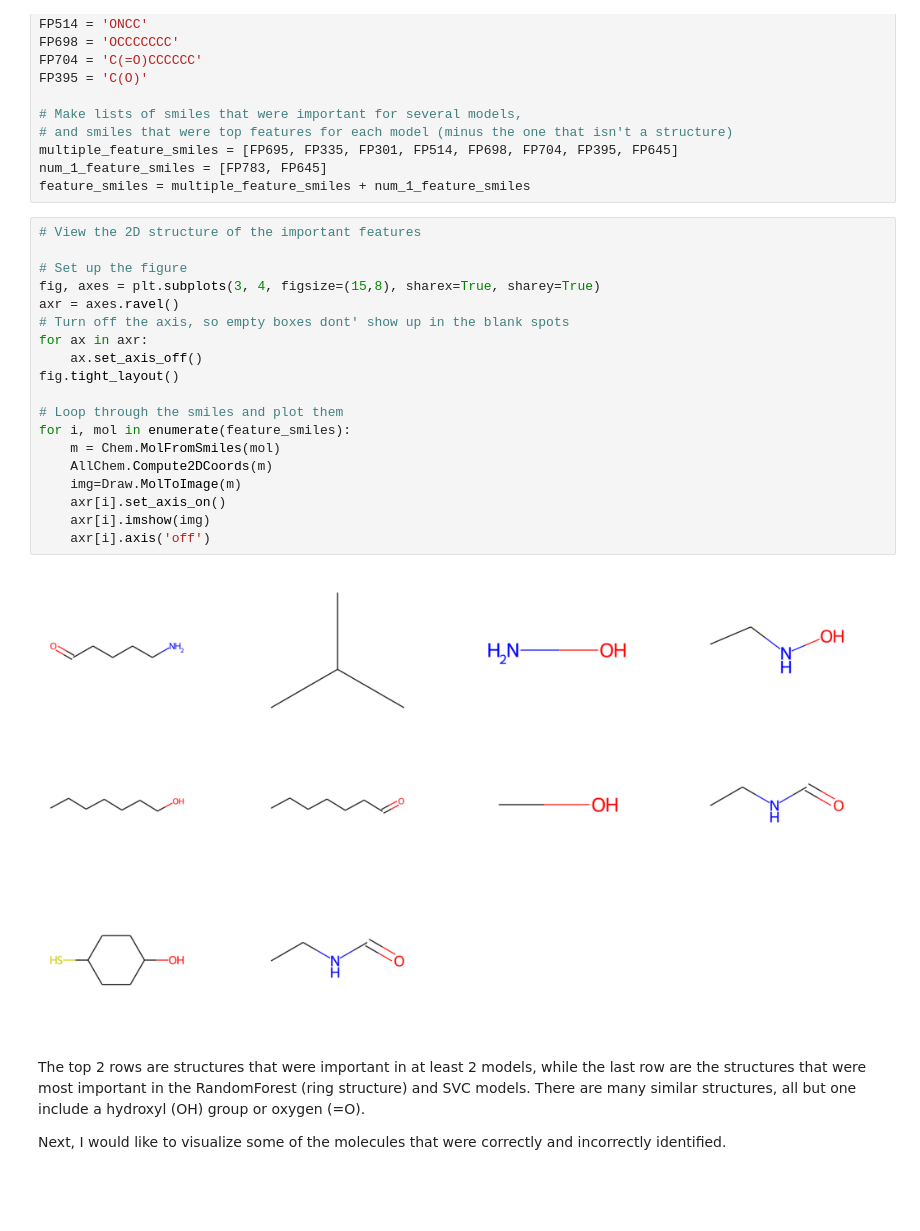
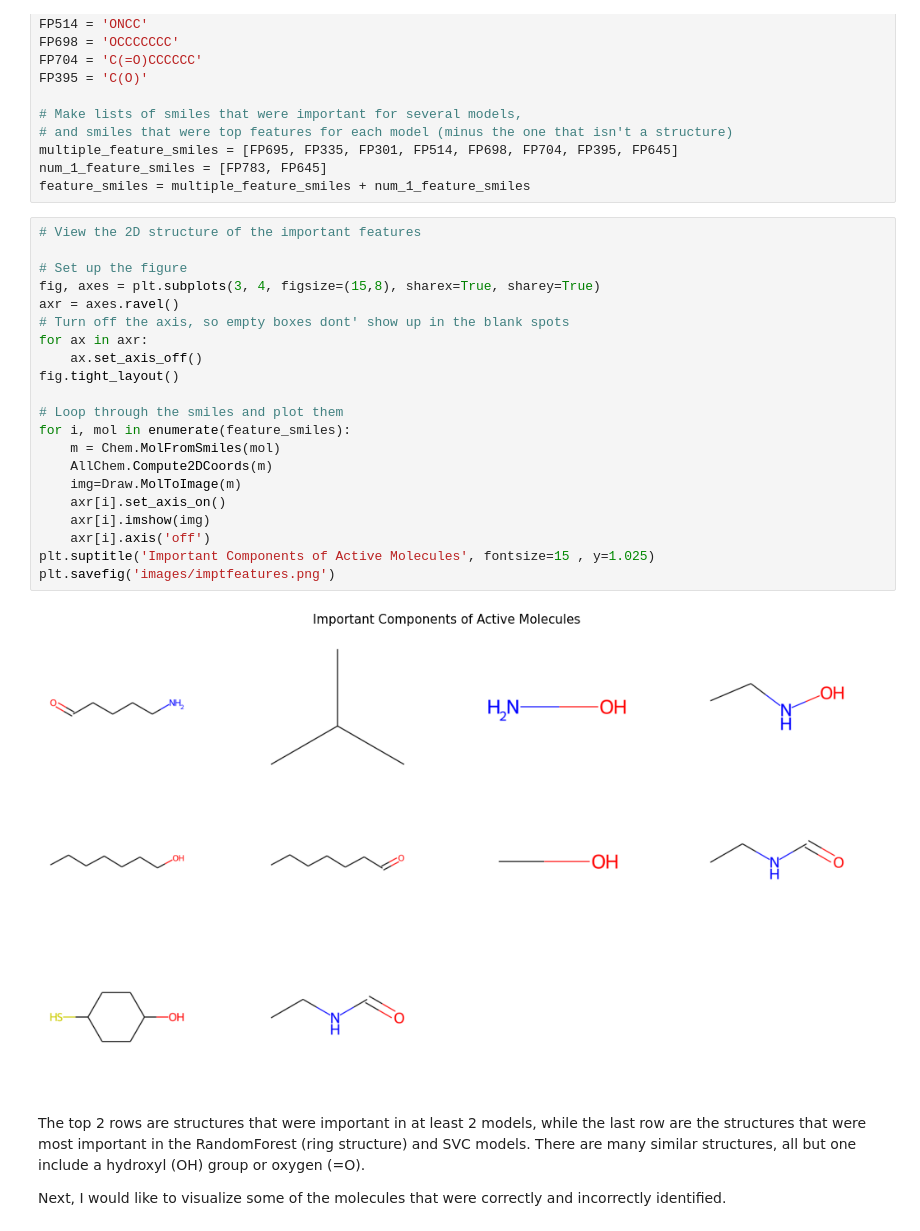
Before and after one commit to clreiner/MMP9DrugDiscovery, a Jupyter notebook: notebook.ipynb, the cells around one changed output. Cells and saved outputs as stored; diff of their text form; blank space fills up the shorter version.

Commit message:
Add title to imptfeatures, edit conclusion

```diff
--- a/Drug_discovery.ipynb
+++ b/notebook.ipynb
@@ -1350,24 +1350,26 @@ feature_smiles = multiple_feature_smiles + num_1_feature_smiles
 # %%
 # View the 2D structure of the important features
 
 # Set up the figure
 fig, axes = plt.subplots(3, 4, figsize=(15,8), sharex=True, sharey=True)
 axr = axes.ravel()
 # Turn off the axis, so empty boxes dont' show up in the blank spots
 for ax in axr:
     ax.set_axis_off()
 fig.tight_layout()
 
 # Loop through the smiles and plot them
 for i, mol in enumerate(feature_smiles):
     m = Chem.MolFromSmiles(mol)
     AllChem.Compute2DCoords(m)
     img=Draw.MolToImage(m)
     axr[i].set_axis_on()
     axr[i].imshow(img)
     axr[i].axis('off')
+plt.suptitle('Important Components of Active Molecules', fontsize=15 , y=1.025)
+plt.savefig('images/imptfeatures.png')
 # %% [output]
-[figure, old version]
+[figure, new version]
 # %% [markdown]
 The top 2 rows are structures that were important in at least 2 models, while the last row are the structures that were most important in the RandomForest (ring structure) and SVC models. There are many similar structures, all but one include a hydroxyl (OH) group or oxygen (=O).
 
```
